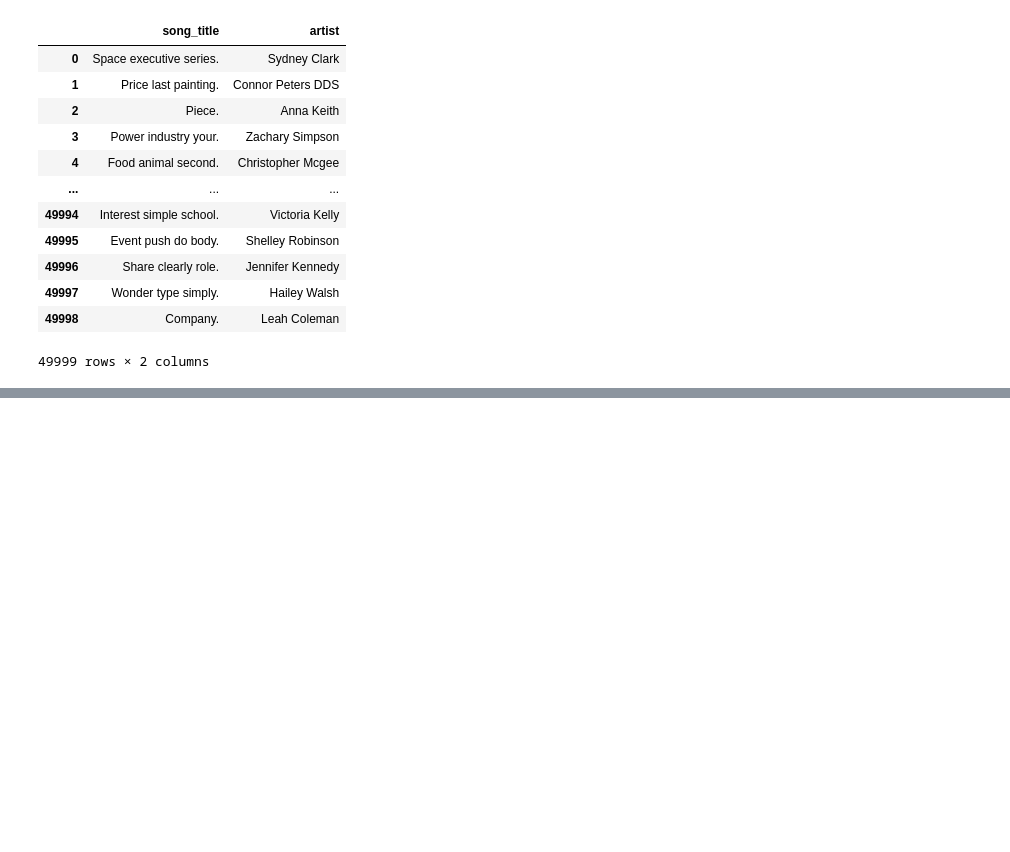
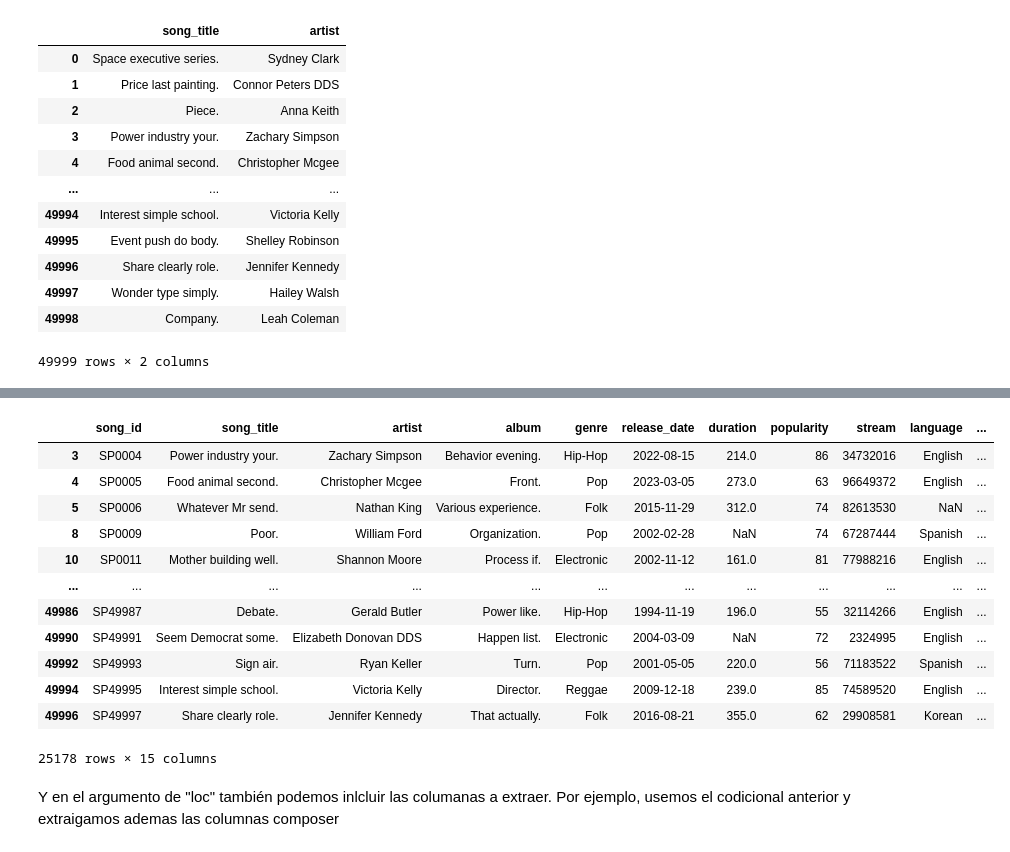
Before and after one commit to noebenitezb/miWeb, a Jupyter notebook: Welcome_To_Colab.ipynb, the cells around one changed output, grey strips where cells are left out. Saved outputs shown, nothing was run; the diff lists cells and outputs as text; code cells hidden in the pictures; blank space fills up the shorter version.

```diff
--- a/Welcome_To_Colab.ipynb
+++ b/Welcome_To_Colab.ipynb
@@ -279,0 +319,18 @@ df_csv[['song_title','artist']]
+# %%
+df_csv.loc[df_csv['popularity'] > 50]
+# %% [output]
+|  | song_id | song_title | artist | album | genre | release_date | duration | popularity | stream | language | ... |
+| 3 | SP0004 | Power industry your. | Zachary Simpson | Behavior evening. | Hip-Hop | 2022-08-15 | 214.0 | 86 | 34732016 | English | ... |
+| 4 | SP0005 | Food animal second. | Christopher Mcgee | Front. | Pop | 2023-03-05 | 273.0 | 63 | 96649372 | English | ... |
+| 5 | SP0006 | Whatever Mr send. | Nathan King | Various experience. | Folk | 2015-11-29 | 312.0 | 74 | 82613530 | NaN | ... |
+| 8 | SP0009 | Poor. | William Ford | Organization. | Pop | 2002-02-28 | NaN | 74 | 67287444 | Spanish | ... |
+| 10 | SP0011 | Mother building well. | Shannon Moore | Process if. | Electronic | 2002-11-12 | 161.0 | 81 | 77988216 | English | ... |
+| ... | ... | ... | ... | ... | ... | ... | ... | ... | ... | ... | ... |
+| 49986 | SP49987 | Debate. | Gerald Butler | Power like. | Hip-Hop | 1994-11-19 | 196.0 | 55 | 32114266 | English | ... |
+| 49990 | SP49991 | Seem Democrat some. | Elizabeth Donovan DDS | Happen list. | Electronic | 2004-03-09 | NaN | 72 | 2324995 | English | ... |
+| 49992 | SP49993 | Sign air. | Ryan Keller | Turn. | Pop | 2001-05-05 | 220.0 | 56 | 71183522 | Spanish | ... |
+| 49994 | SP49995 | Interest simple school. | Victoria Kelly | Director. | Reggae | 2009-12-18 | 239.0 | 85 | 74589520 | English | ... |
+| 49996 | SP49997 | Share clearly role. | Jennifer Kennedy | That actually. | Folk | 2016-08-21 | 355.0 | 62 | 29908581 | Korean | ... |
+25178 rows × 15 columns
+# %% [markdown]
+Y en el argumento de "loc" también podemos inlcluir las columanas a extraer. Por ejemplo, usemos el codicional anterior y extraigamos ademas las columnas composer
```
Also changed, not shown: parts of 31 cells of this notebook.
